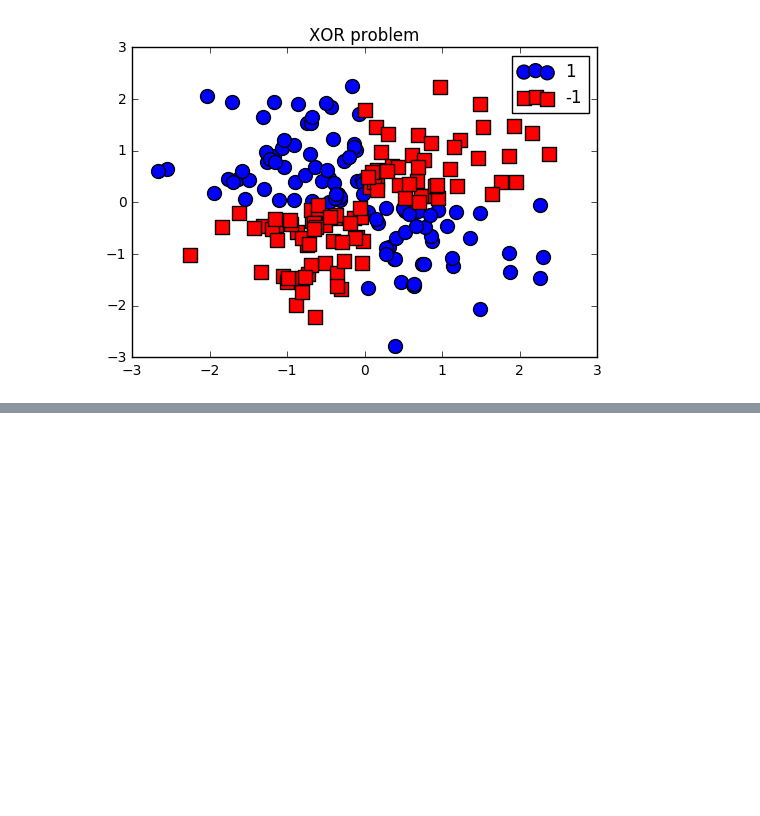
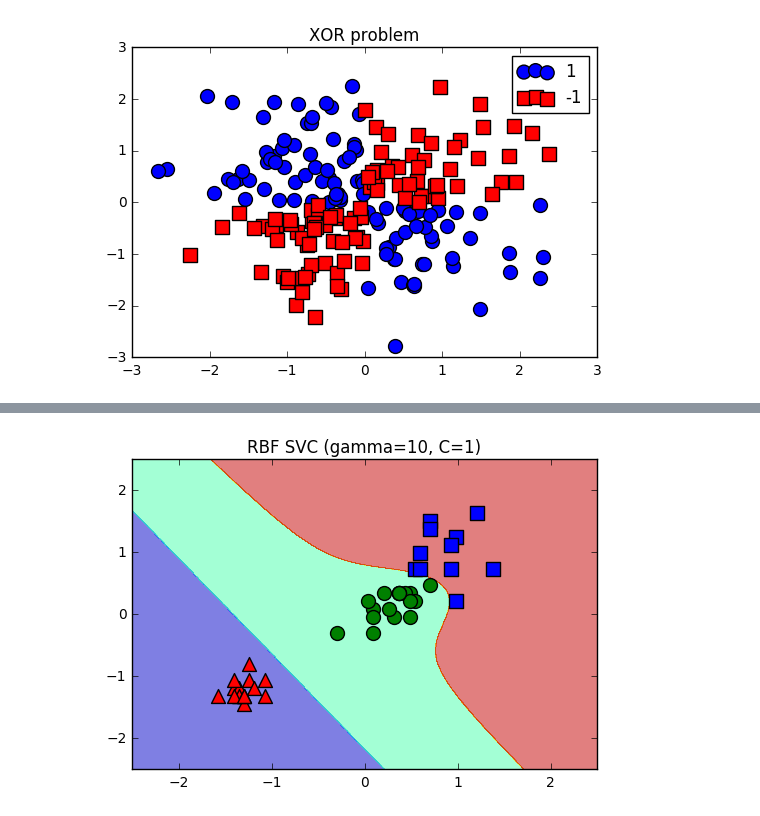
Before and after one commit to GD-park/python_basic, a Jupyter notebook: Practice/05-17.ipynb, the cells around one changed output, grey strips where cells are left out. Drawn from its saved outputs; the diff is of its cells as text; code cells hidden in the pictures; blank space fills up the shorter version.

```diff
--- a/Practice/05-17.ipynb
+++ b/Practice/05-17.ipynb
@@ -31,0 +60,5 @@ ZeroDivisionError: division by zero
+# %%
+model = SVC(kernel='poly', random_state=0, gamma=10, C=1.0).fit(X_test_std, y_test)
+plot_iris(X_test_std, y_test, model, "RBF SVC (gamma=10, C=1)")
+# %% [output]
+[figure, added]
```
Also changed, not shown: parts of 5 cells of this notebook.
